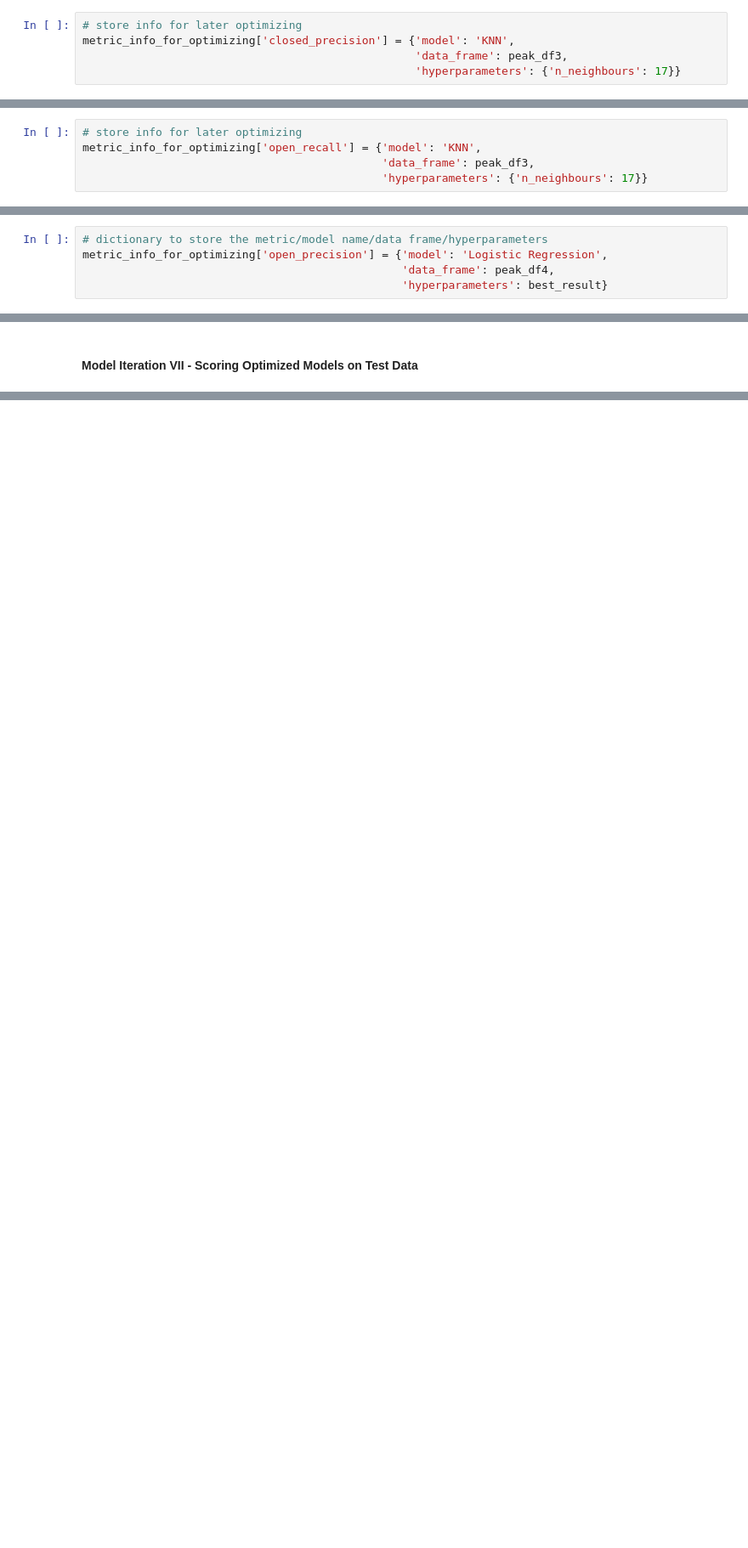
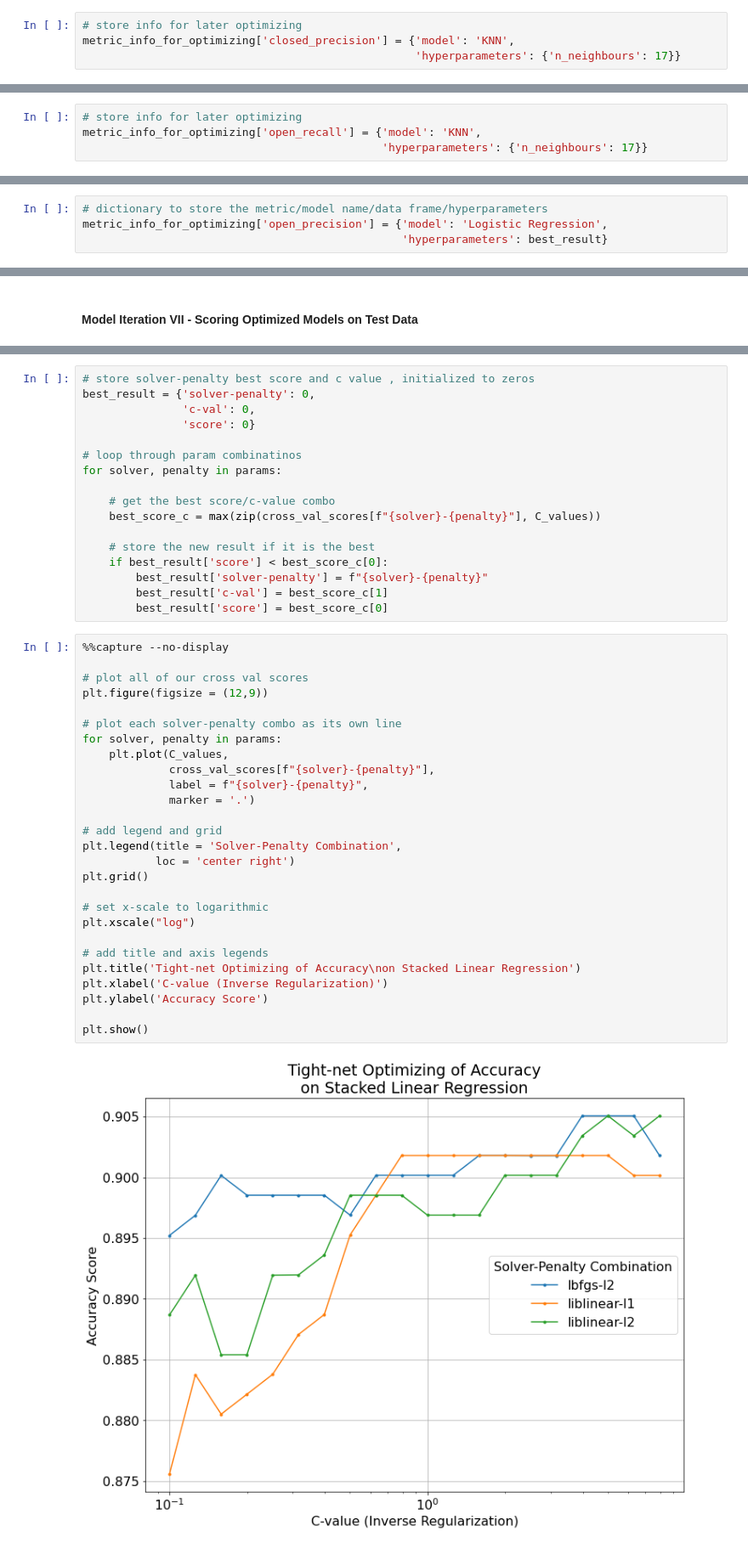
Before and after one commit to wjmatthews/wb_lift_openings, a Jupyter notebook: FeatureEngineeringAndModellingPartII.ipynb, the cells around one changed output, grey strips where cells are left out. Shown at 85% size. Cells and saved outputs as stored; diff of their text form; blank space fills up the shorter version.

```diff
--- a/FeatureEngineeringAndModellingPartII.ipynb
+++ b/FeatureEngineeringAndModellingPartII.ipynb
@@ -1381,7 +1280,6 @@ max(zip(cross_val_scores, n_neighbours))
 # %%
 # store info for later optimizing
 metric_info_for_optimizing['closed_precision'] = {'model': 'KNN',
-                                                  'data_frame': peak_df3,
                                                   'hyperparameters': {'n_neighbours': 17}}
 # %% [markdown]
 From the chart and output above, we can see that our best score comes with number of neighbours equal to 30.  This is a great score for our goal, but it also makes us think that the approach we have laid out may not be the best.  To try and combat some possible over fitting, we have selected 17 as our number of neighbours.  We will push ahead anyway and see what the results are.
@@ -1443,7 +1341,6 @@ max(zip(cross_val_scores, n_neighbours))
 # %%
 # store info for later optimizing
 metric_info_for_optimizing['open_recall'] = {'model': 'KNN',
-                                             'data_frame': peak_df3,
                                              'hyperparameters': {'n_neighbours': 17}}
 # %% [markdown]
 Looking at are chart above, our best score comes with then number of neighbours equal to 30.  Again, we feel like this is getting into slightly overfitted territory, so we are going to go with a value of 17 neighbours again.
@@ -1702,7 +1687,6 @@ for solver, penalty in params:
 # %%
 # dictionary to store the metric/model name/data frame/hyperparameters
 metric_info_for_optimizing['open_precision'] = {'model': 'Logistic Regression',
-                                                'data_frame': peak_df4,
                                                 'hyperparameters': best_result}
 # %%
 %%capture --no-display
@@ -1829,0 +2091,46 @@ The results of applying our optimized hyperparameters have had a very small adju
+# %%
+# store solver-penalty best score and c value , initialized to zeros
+best_result = {'solver-penalty': 0,
+               'c-val': 0,
+               'score': 0}
+
+# loop through param combinatinos
+for solver, penalty in params:
+
+    # get the best score/c-value combo
+    best_score_c = max(zip(cross_val_scores[f"{solver}-{penalty}"], C_values))
+
+    # store the new result if it is the best
+    if best_result['score'] < best_score_c[0]:
+        best_result['solver-penalty'] = f"{solver}-{penalty}"
+        best_result['c-val'] = best_score_c[1]
+        best_result['score'] = best_score_c[0]
+# %%
+%%capture --no-display
+
+# plot all of our cross val scores
+plt.figure(figsize = (12,9))
+
+# plot each solver-penalty combo as its own line
+for solver, penalty in params:
+    plt.plot(C_values,
+             cross_val_scores[f"{solver}-{penalty}"],
+             label = f"{solver}-{penalty}",
+             marker = '.')
+
+# add legend and grid
+plt.legend(title = 'Solver-Penalty Combination',
+           loc = 'center right')
+plt.grid()
+
+# set x-scale to logarithmic
+plt.xscale("log")
+
+# add title and axis legends
+plt.title('Tight-net Optimizing of Accuracy\non Stacked Linear Regression')
+plt.xlabel('C-value (Inverse Regularization)')
+plt.ylabel('Accuracy Score')
+
+plt.show()
+# %% [output]
+[figure, added]
```
Also changed, not shown: parts of 65 cells of this notebook.
